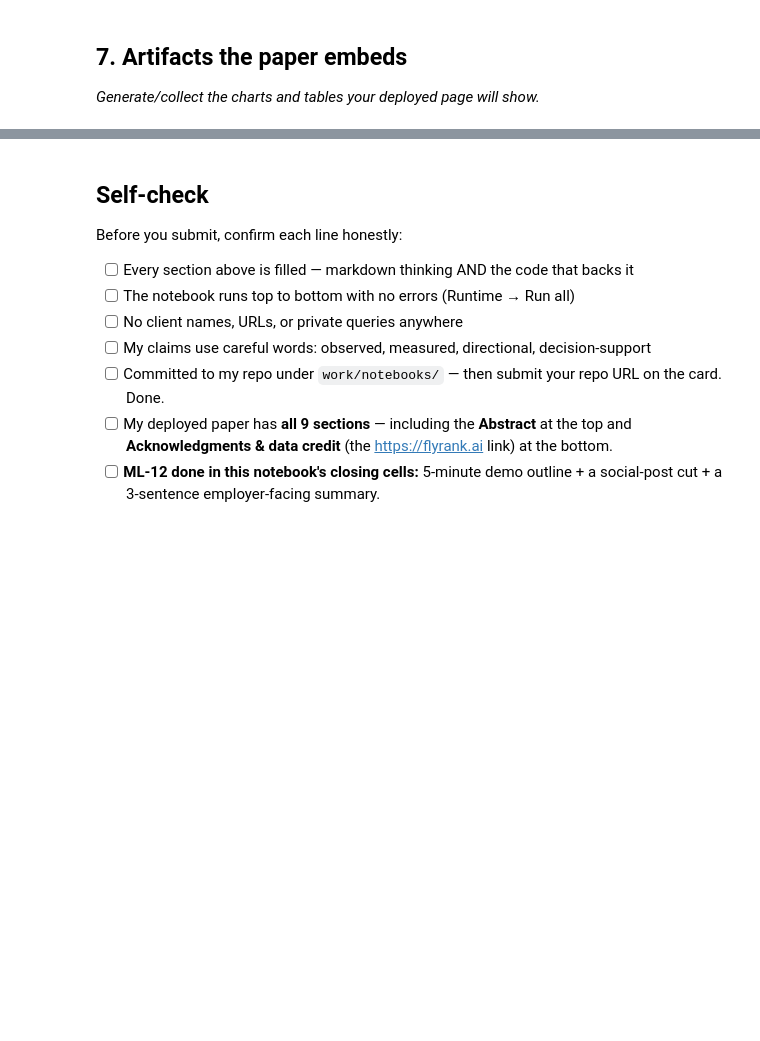
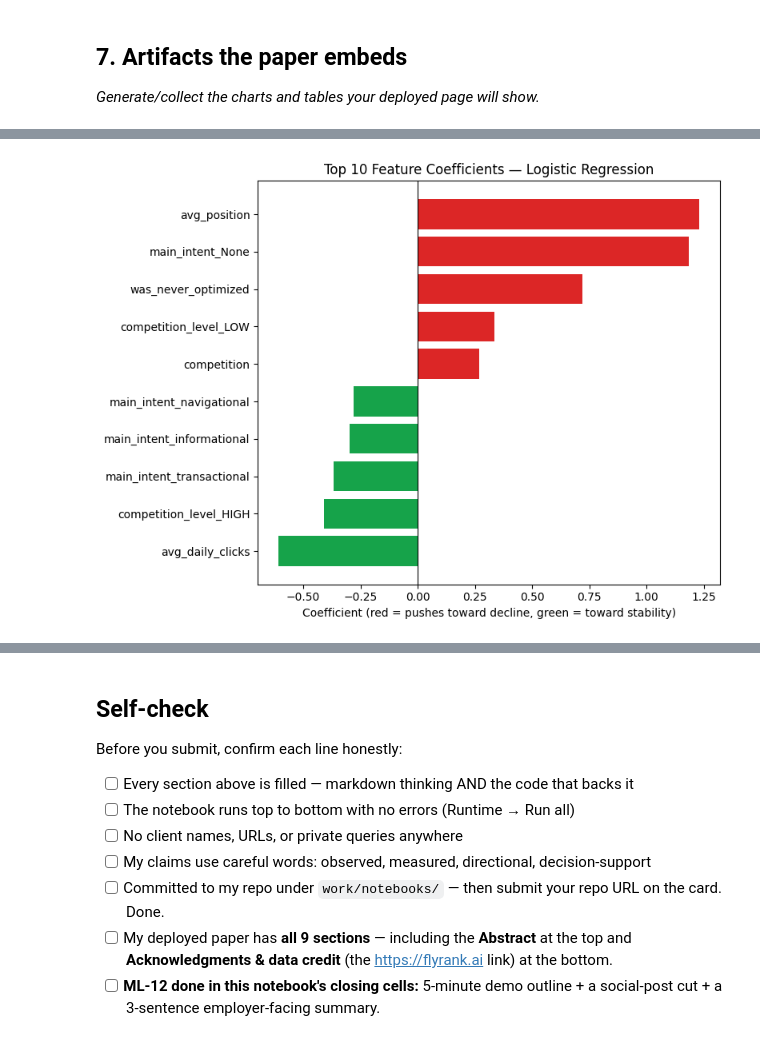
Before and after one commit to muska123-web/FlyRank-AI-Internship, a Jupyter notebook: work/notebooks/capstone.ipynb, the cells around one changed output, grey strips where cells are left out. Cells and saved outputs as stored; diff of their text form; code cells hidden in the pictures; blank space fills up the shorter version.

```diff
--- a/work/notebooks/capstone.ipynb
+++ b/work/notebooks/capstone.ipynb
@@ -22,3 +261,22 @@ This skeleton is yours to fill. Work the sections **in order** — each one has
 ## 4. Results (vs baseline)
 
 *Model vs baseline on the same split. The honest table.*
+# %%
+# ============================================
+# 4.1 Feature importance (Logistic Regression coefficients)
+# ============================================
+
+feature_names = (
+    numerical_features +
+    list(model.named_steps['preprocessor']
+         .named_transformers_['cat']
+         .named_steps['encoder']
+         .get_feature_names_out(categorical_features))
+)
+
+coefs = model.named_steps['classifier'].coef_[0]
+
+import pandas as pd
+coef_df = pd.DataFrame({'feature': feature_names, 'coefficient': coefs})
+coef_df = coef_df.reindex(coef_df.coefficient.abs().sort_values(ascending=False).index)
+print(coef_df.head(15).to_string(index=False))
@@ -36,0 +719,18 @@ This skeleton is yours to fill. Work the sections **in order** — each one has
+# %%
+# ============================================
+# 7.2 Feature importance chart
+# ============================================
+
+top_features = coef_df.head(10).sort_values('coefficient')
+
+fig, ax = plt.subplots(figsize=(8, 6))
+colors = ['#dc2626' if c > 0 else '#16a34a' for c in top_features['coefficient']]
+ax.barh(top_features['feature'], top_features['coefficient'], color=colors)
+ax.axvline(0, color='black', linewidth=0.8)
+ax.set_xlabel('Coefficient (red = pushes toward decline, green = toward stability)')
+ax.set_title('Top 10 Feature Coefficients — Logistic Regression')
+plt.tight_layout()
+plt.savefig('/content/feature_importance_chart.png', dpi=150)
+plt.show()
+# %% [output]
+[figure, added]
```
Also changed, not shown: parts of 20 cells of this notebook.
